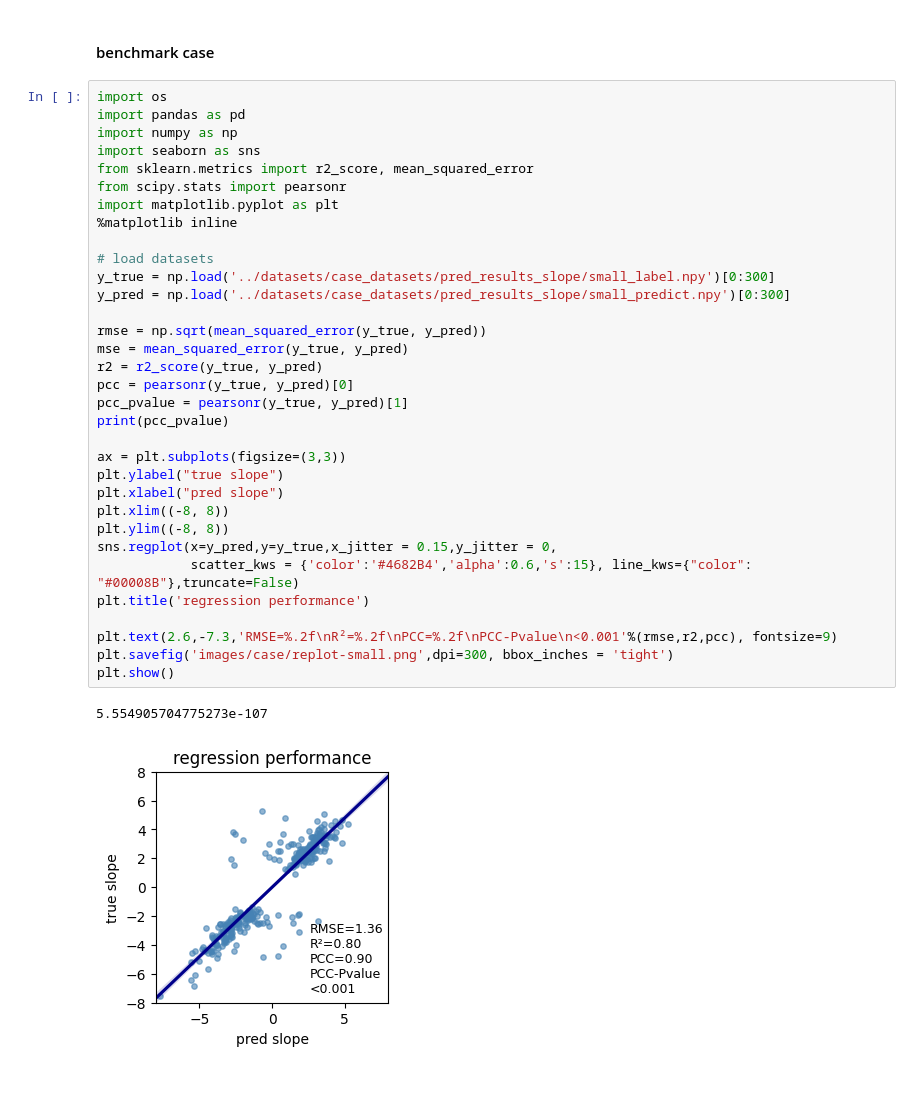
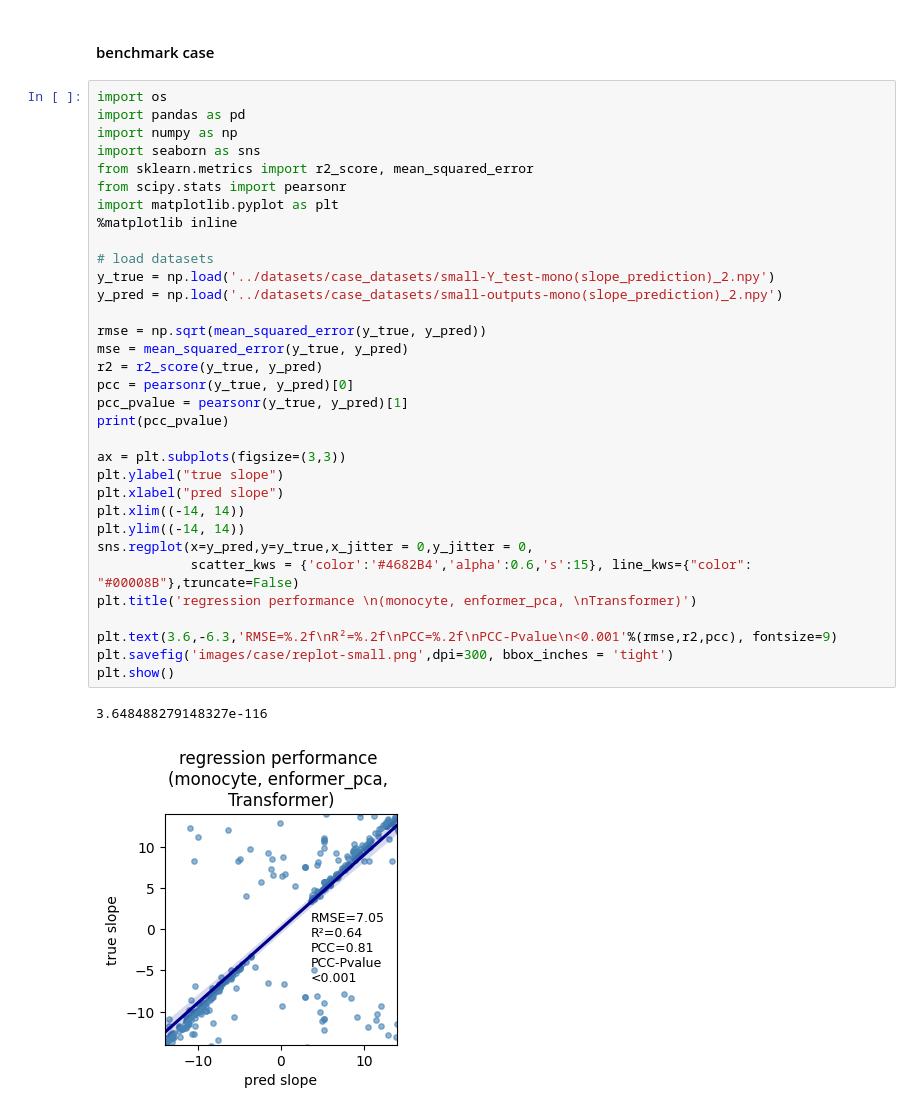
Before and after one commit to Liuzhe30/DNAMutBenchMark, a Jupyter notebook: experiments/case_visualization.ipynb, the cells around one changed output. Cells and saved outputs as stored; diff of their text form; blank space fills up the shorter version.

Commit message:
update case analysis

```diff
--- a/experiments/case_visualization.ipynb
+++ b/experiments/case_visualization.ipynb
@@ -3,39 +3,39 @@
 # %%
 import os
 import pandas as pd
 import numpy as np
 import seaborn as sns
 from sklearn.metrics import r2_score, mean_squared_error
 from scipy.stats import pearsonr
 import matplotlib.pyplot as plt
 %matplotlib inline
 
 # load datasets
-y_true = np.load('../datasets/case_datasets/pred_results_slope/small_label.npy')[0:300]
-y_pred = np.load('../datasets/case_datasets/pred_results_slope/small_predict.npy')[0:300]
+y_true = np.load('../datasets/case_datasets/small-Y_test-mono(slope_prediction)_2.npy')
+y_pred = np.load('../datasets/case_datasets/small-outputs-mono(slope_prediction)_2.npy')
 
 rmse = np.sqrt(mean_squared_error(y_true, y_pred))
 mse = mean_squared_error(y_true, y_pred)
 r2 = r2_score(y_true, y_pred)
 pcc = pearsonr(y_true, y_pred)[0]
 pcc_pvalue = pearsonr(y_true, y_pred)[1]
 print(pcc_pvalue)
 
 ax = plt.subplots(figsize=(3,3))
 plt.ylabel("true slope")
 plt.xlabel("pred slope")
-plt.xlim((-8, 8))
-plt.ylim((-8, 8))
-sns.regplot(x=y_pred,y=y_true,x_jitter = 0.15,y_jitter = 0,
+plt.xlim((-14, 14))
+plt.ylim((-14, 14))
+sns.regplot(x=y_pred,y=y_true,x_jitter = 0,y_jitter = 0,
             scatter_kws = {'color':'#4682B4','alpha':0.6,'s':15}, line_kws={"color": "#00008B"},truncate=False)
-plt.title('regression performance')
+plt.title('regression performance \n(monocyte, enformer_pca, \nTransformer)')
 
-plt.text(2.6,-7.3,'RMSE=%.2f\nR²=%.2f\nPCC=%.2f\nPCC-Pvalue\n<0.001'%(rmse,r2,pcc), fontsize=9)
+plt.text(3.6,-6.3,'RMSE=%.2f\nR²=%.2f\nPCC=%.2f\nPCC-Pvalue\n<0.001'%(rmse,r2,pcc), fontsize=9)
 plt.savefig('images/case/replot-small.png',dpi=300, bbox_inches = 'tight')
 plt.show()
 # %% [output]
-5.554905704775273e-107
+3.648488279148327e-116
-[figure, old version]
+[figure, new version]
 # %%
 import numpy as np
 import matplotlib.pyplot as plt
```
Also changed, not shown: parts of 4 cells of this notebook, 2 other files.
